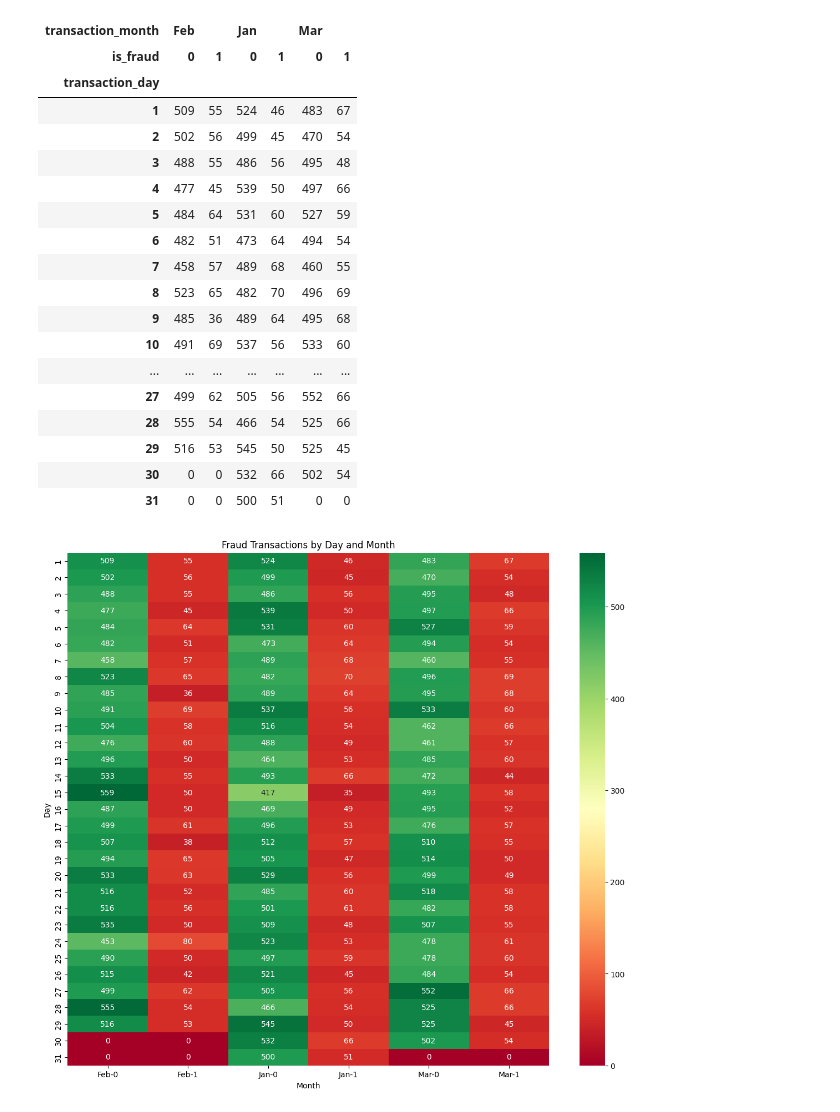
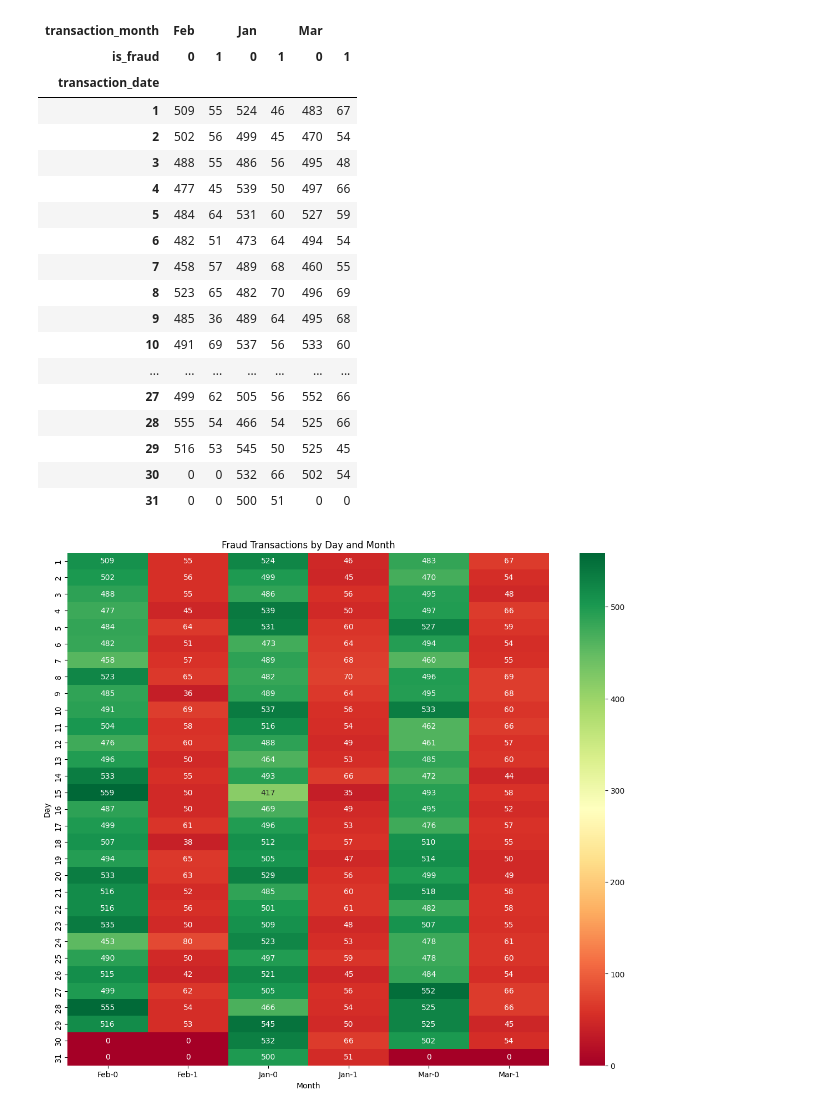
Before and after one commit to midhunmanohar25/Fraud_Detection_Project, a Jupyter notebook: notebooks/Multivariate_EDA_Fraud_Detection.ipynb, the cells around one changed output. Saved outputs shown, nothing was run; the diff lists cells and outputs as text; code cells hidden in the pictures.

```diff
--- a/notebooks/Multivariate_EDA_Fraud_Detection.ipynb
+++ b/notebooks/Multivariate_EDA_Fraud_Detection.ipynb
@@ -21,20 +21,23 @@ df.head()
 # %%
-df['transaction_month'] = df['transaction_month'].replace({1: "Jan", 2: "Feb", 3: "Mar"})
+df['transaction_date'] = pd.to_datetime(df['transaction_date'])
+
+month_map = {1: "Jan", 2: "Feb", 3: "Mar"}
+df['transaction_month'] = df['transaction_date'].dt.month.map(month_map)
 # %%
 mon_day = pd.pivot_table(
     data=df,
-    index='transaction_day',
+    index=df['transaction_date'].dt.day,
     columns=['transaction_month', 'is_fraud'],
     values='transaction_id',
     aggfunc='count',
     fill_value=0,
 )
 
 mon_day
 # %% [output]
 | transaction_month | Feb |  | Jan |  | Mar |  |
 | is_fraud | 0 | 1 | 0 | 1 | 0 | 1 |
-| transaction_day |  |  |  |  |  |  |
+| transaction_date |  |  |  |  |  |  |
 | 1 | 509 | 55 | 524 | 46 | 483 | 67 |
 | 2 | 502 | 56 | 499 | 45 | 470 | 54 |
 | 3 | 488 | 55 | 486 | 56 | 495 | 48 |
```
Also changed, not shown: parts of 6 cells of this notebook, 6 other files.
